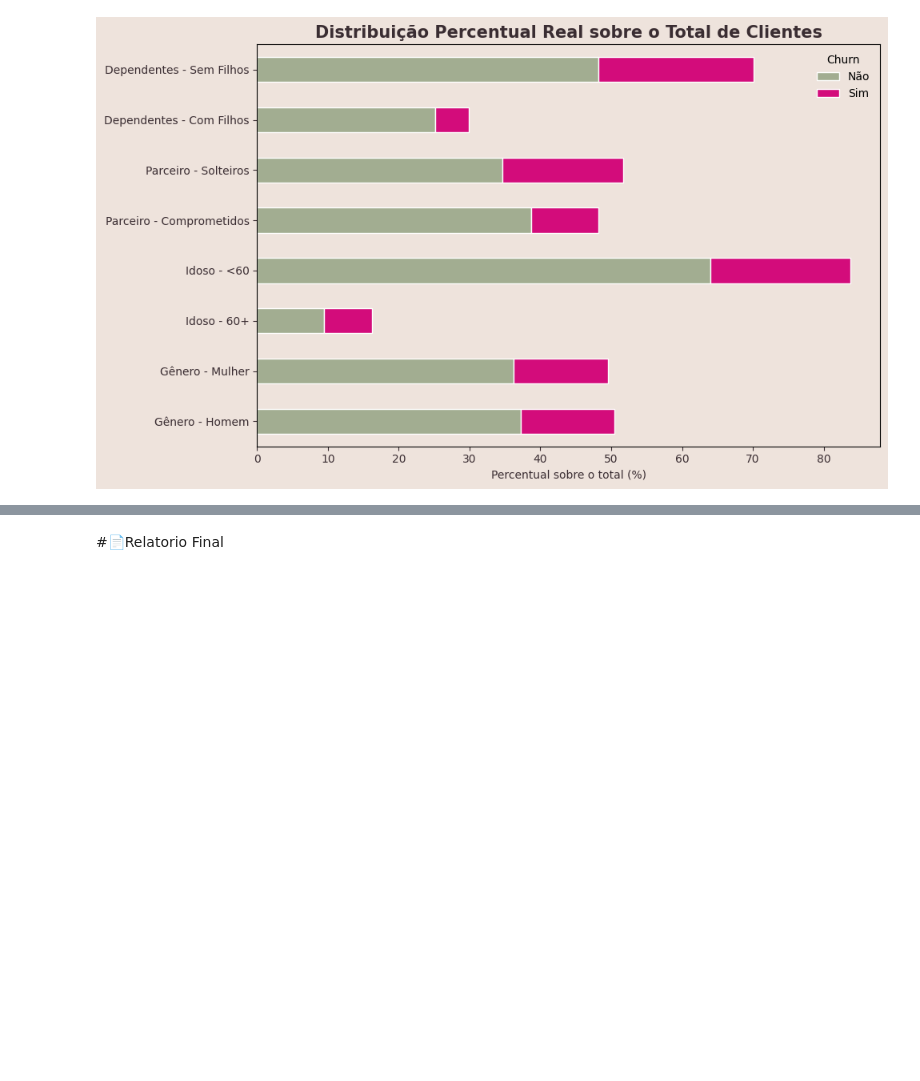
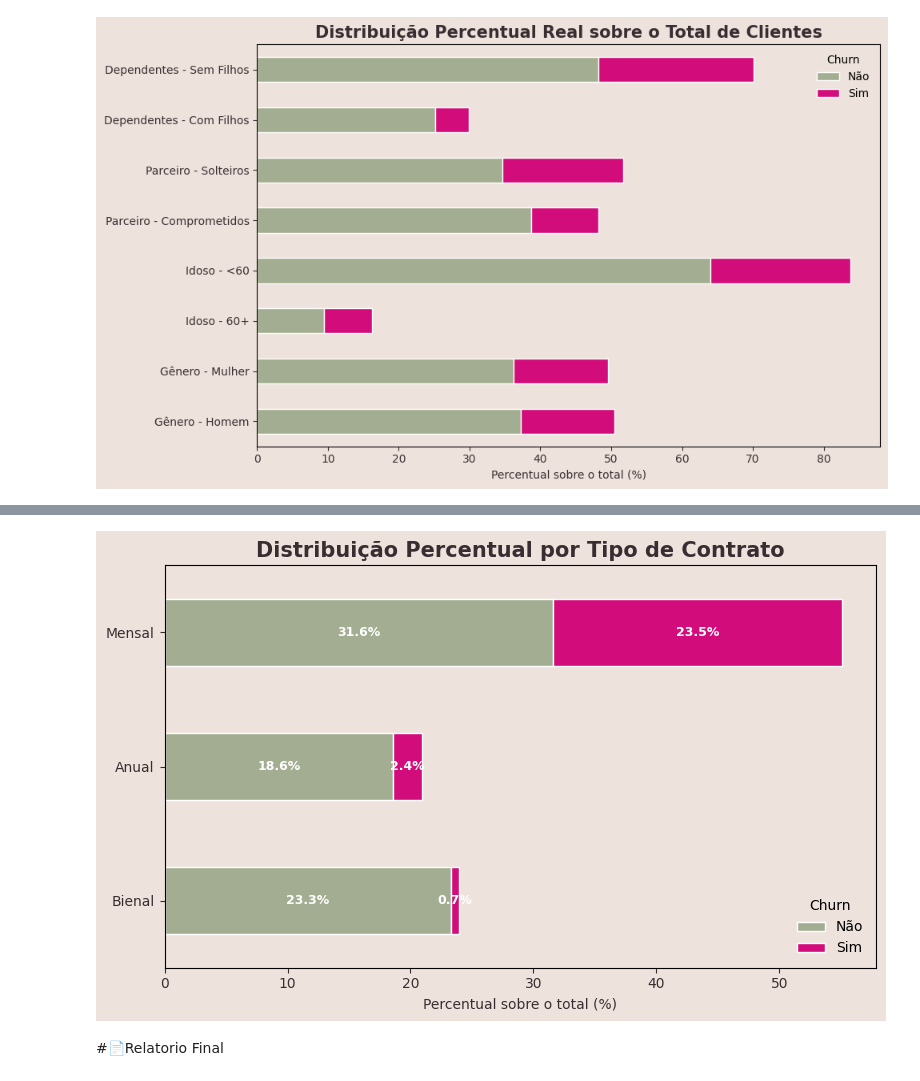
Before and after one commit to beatricemarx/G9ONE_Chalenge_TelecomX, a Jupyter notebook: TelecomX_BR.ipynb, the cells around one changed output, grey strips where cells are left out. Cells and saved outputs as stored; diff of their text form; code cells hidden in the pictures; blank space fills up the shorter version.

Commit message:
distribuição da evasão

```diff
--- a/TelecomX_BR.ipynb
+++ b/TelecomX_BR.ipynb
@@ -835,2 +957,80 @@ plt.show()
+# %%
+import pandas as pd
+import matplotlib.pyplot as plt
+
+# Criar cópia
+dados_plot = dados.copy()
+
+
+# Total de clientes
+total_clientes = len(dados_plot)
+
+# Calcular percentual sobre o TOTAL
+df_contrato = (
+    dados_plot
+    .groupby(["Contrato", "Churn"])
+    .size()
+    .unstack(fill_value=0)
+)
+
+df_contrato = (df_contrato / total_clientes) * 100
+
+# Ordenar pelo maior percentual de churn (Sim)
+df_contrato = df_contrato.sort_values("Sim", ascending=True)
+
+# 🎨 Paleta
+cor_fundo = "#EEE3DC"
+cor_texto = "#3A2D32"
+cores = ["#A2AD91", "#D30C7B"]  # Não | Sim
+
+fig, ax = plt.subplots(figsize=(8,5))
+
+fig.patch.set_facecolor(cor_fundo)
+ax.set_facecolor(cor_fundo)
+
+df_contrato.plot(
+    kind="barh",
+    stacked=True,
+    color=cores,
+    edgecolor="white",
+    ax=ax
+)
+
+ax.set_title(
+    "Distribuição Percentual por Tipo de Contrato",
+    fontsize=15,
+    weight="bold",
+    color=cor_texto
+)
+
+ax.set_xlabel("Percentual sobre o total (%)", color=cor_texto)
+ax.set_ylabel("")
+ax.tick_params(colors=cor_texto)
+
+ax.legend(title="Churn", frameon=False)
+
+# 🔥 Inserir percentual dentro das barras
+for i, (index, row) in enumerate(df_contrato.iterrows()):
+
+    acumulado = 0
+
+    for valor in row:
+        if valor > 0.5:
+            ax.text(
+                acumulado + valor / 2,
+                i,
+                f"{valor:.1f}%",
+                va="center",
+                ha="center",
+                fontsize=9,
+                color="white",
+                weight="bold"
+            )
+        acumulado += valor
+
+plt.tight_layout()
+plt.show()
+# %% [output]
+[figure, added]
 # %% [markdown]
 #📄Relatorio Final
```
Also changed, not shown: parts of 1 cell of this notebook.
